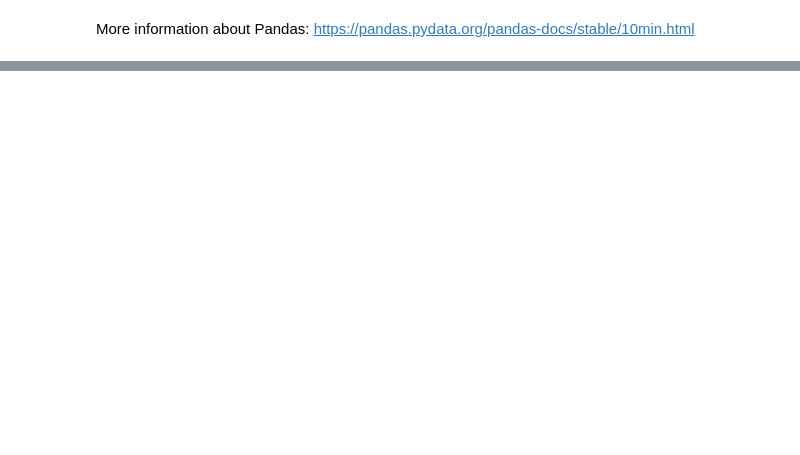
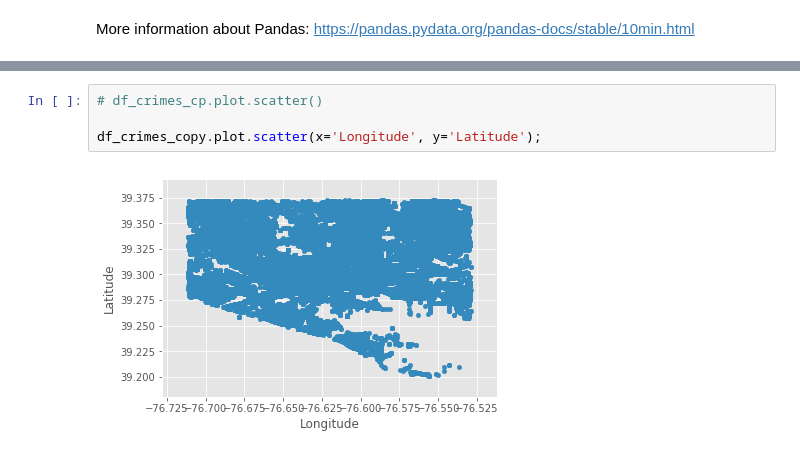
Before and after one commit to rmmariano/CAP386_intro_data_science, a Jupyter notebook: projeto/crimes_baltimore/crimes_baltimore.ipynb, the cells around one changed output, grey strips where cells are left out. Saved outputs shown, nothing was run; the diff lists cells and outputs as text; blank space fills up the shorter version.

```diff
--- a/projeto/crimes_baltimore/crimes_baltimore.ipynb
+++ b/projeto/crimes_baltimore/crimes_baltimore.ipynb
@@ -347,0 +451,6 @@ More information about Pandas: https://pandas.pydata.org/pandas-docs/stable/10mi
+# %%
+# df_crimes_cp.plot.scatter()
+
+df_crimes_copy.plot.scatter(x='Longitude', y='Latitude');
+# %% [output]
+[figure, added]
```
Also changed, not shown: parts of 23 cells of this notebook, 1 other file.
